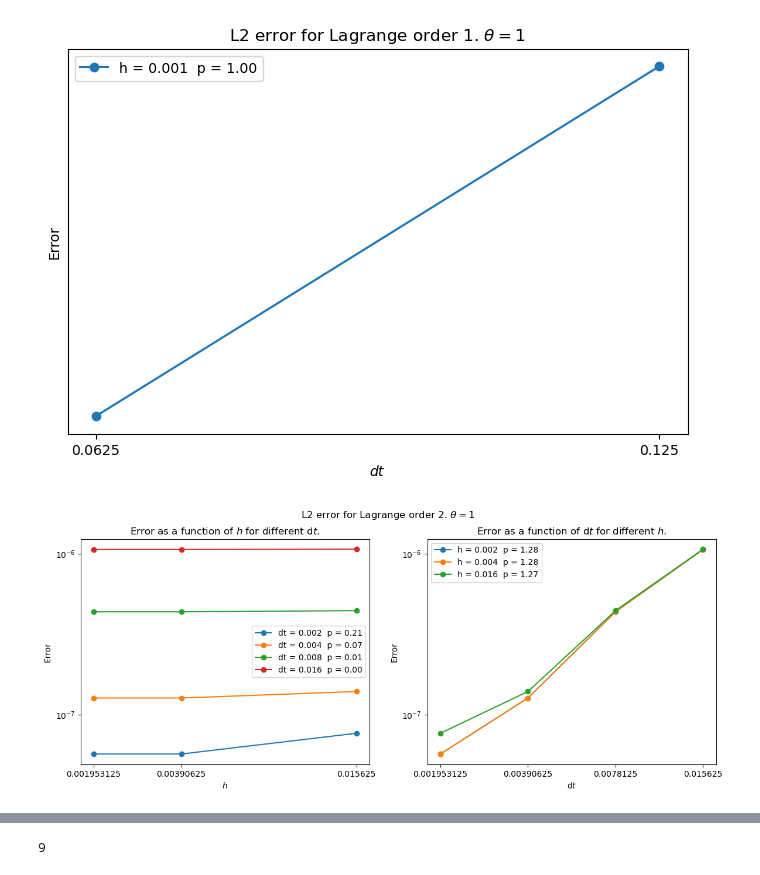
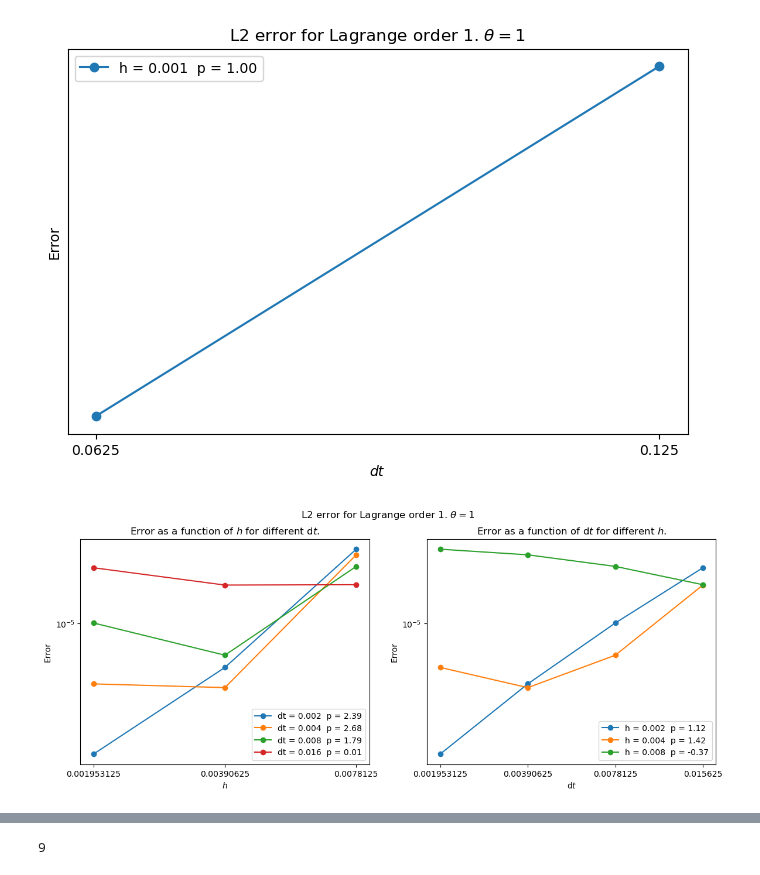
Before and after one commit to aledha/Computing-the-Electrical-Activity-in-the-Heart, a Jupyter notebook: src/results_notebook.ipynb, the cells around one changed output, grey strips where cells are left out. Cells and saved outputs as stored; diff of their text form; code cells hidden in the pictures.

```diff
--- a/src/results_notebook.ipynb
+++ b/src/results_notebook.ipynb
@@ -95,8 +72,8 @@ results.convergence_plot(h, dts, theta=1, lagrange_order=1)
 [figure]
 # %%
 %autoreload
-hs = [2**(-9), 2**(-8), 2**(-6)]
+hs = [2**(-9), 2**(-8), 2**(-7)]
 dts = [2**(-i) for i in range(9, 5, -1)]
-results.convergence_plot(hs, dts, theta=1, T=0.01, lagrange_order=2)
+results.convergence_plot(hs, dts, theta=1, T=2**-2, lagrange_order=1)
 # %% [output]
-[figure, old version]
+[figure, new version]
```
Also changed, not shown: parts of 4 cells of this notebook, 3 other files.
